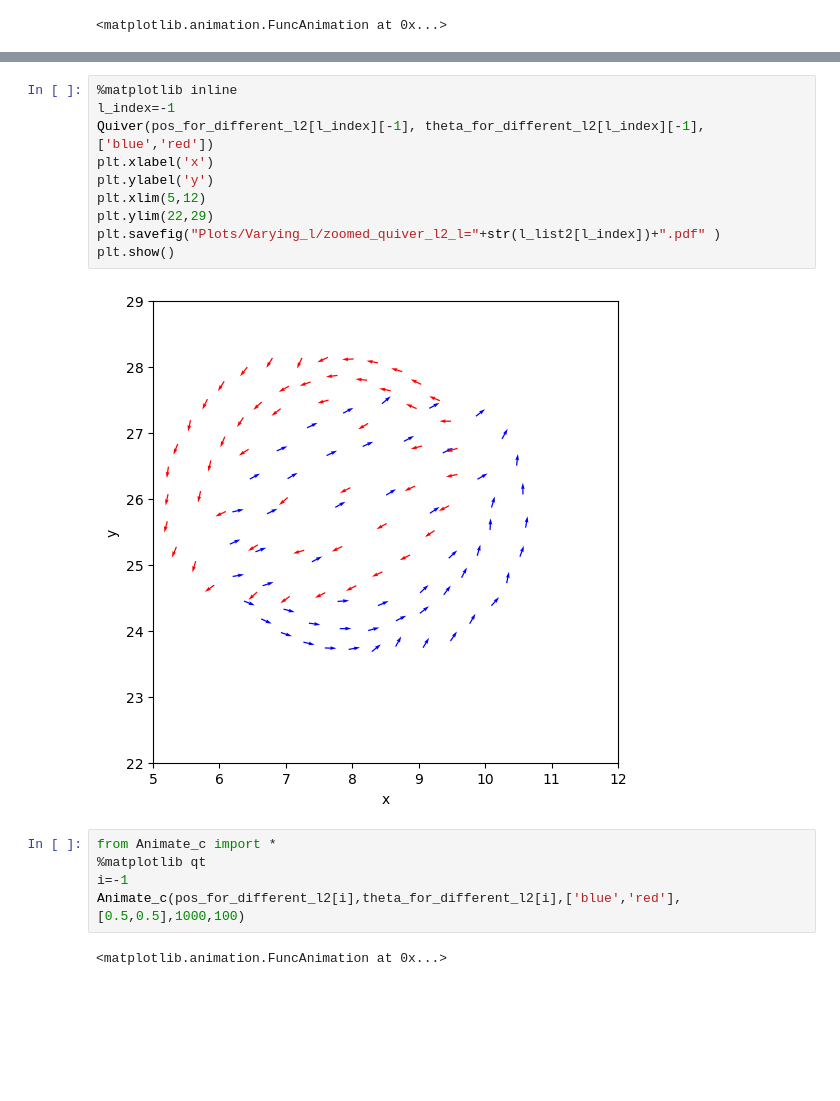
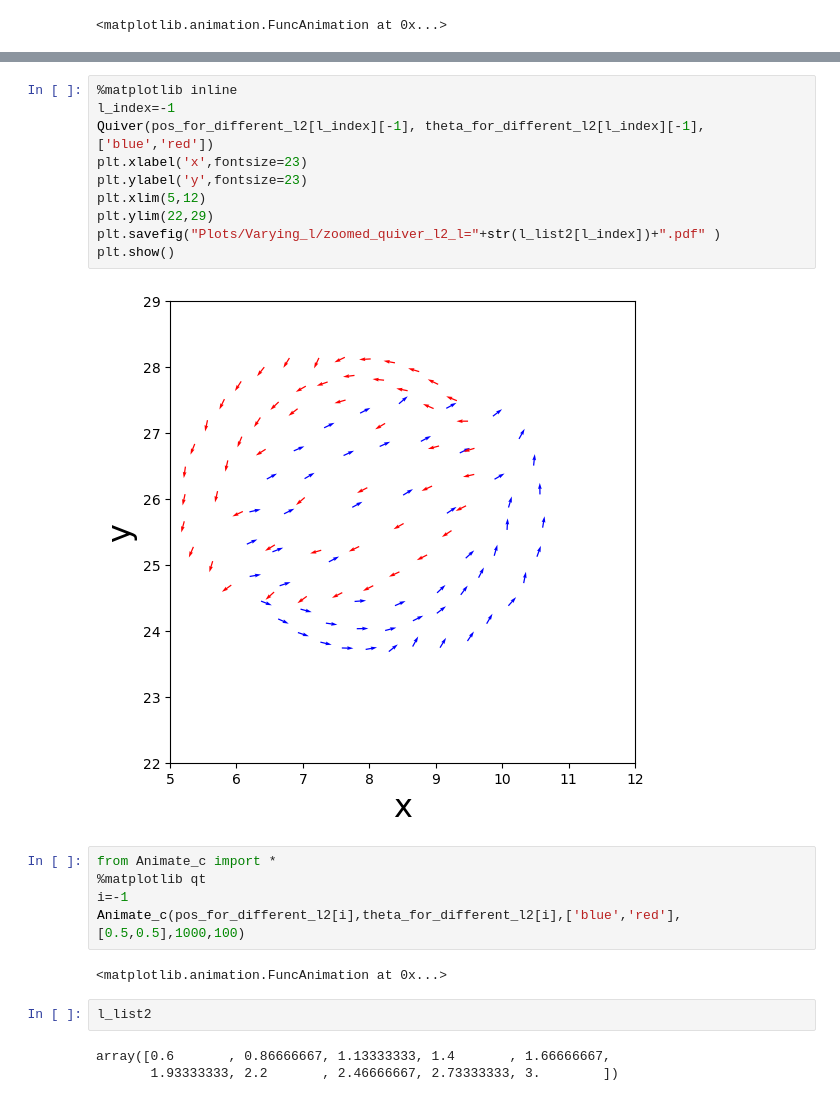
Before and after one commit to Ketofe/Vicsek_hooke_project, a Jupyter notebook: two_species_Vicsek_combined_with_hooke/Varying_l.ipynb, the cells around one changed output, grey strips where cells are left out. Cells and saved outputs as stored; diff of their text form; blank space fills up the shorter version.

```diff
--- a/two_species_Vicsek_combined_with_hooke/Varying_l.ipynb
+++ b/two_species_Vicsek_combined_with_hooke/Varying_l.ipynb
@@ -241,15 +240,15 @@ plt.show()
 # %%
 %matplotlib inline
 l_index=-1
 Quiver(pos_for_different_l2[l_index][-1], theta_for_different_l2[l_index][-1],['blue','red'])
-plt.xlabel('x')
-plt.ylabel('y')
+plt.xlabel('x',fontsize=23)
+plt.ylabel('y',fontsize=23)
 plt.xlim(5,12)
 plt.ylim(22,29)
 plt.savefig("Plots/Varying_l/zoomed_quiver_l2_l="+str(l_list2[l_index])+".pdf" )
 plt.show()
 # %% [output]
-[figure, old version]
+[figure, new version]
 # %%
 from Animate_c import *
 %matplotlib qt
@@ -257,3 +256,8 @@ i=-1
 Animate_c(pos_for_different_l2[i],theta_for_different_l2[i],['blue','red'],[0.5,0.5],1000,100)
 # %% [output]
 <matplotlib.animation.FuncAnimation at 0x...>
+# %%
+l_list2
+# %% [output]
+array([0.6       , 0.86666667, 1.13333333, 1.4       , 1.66666667,
+       1.93333333, 2.2       , 2.46666667, 2.73333333, 3.        ])
```
Also changed, not shown: parts of 5 cells of this notebook, 10 other files.
